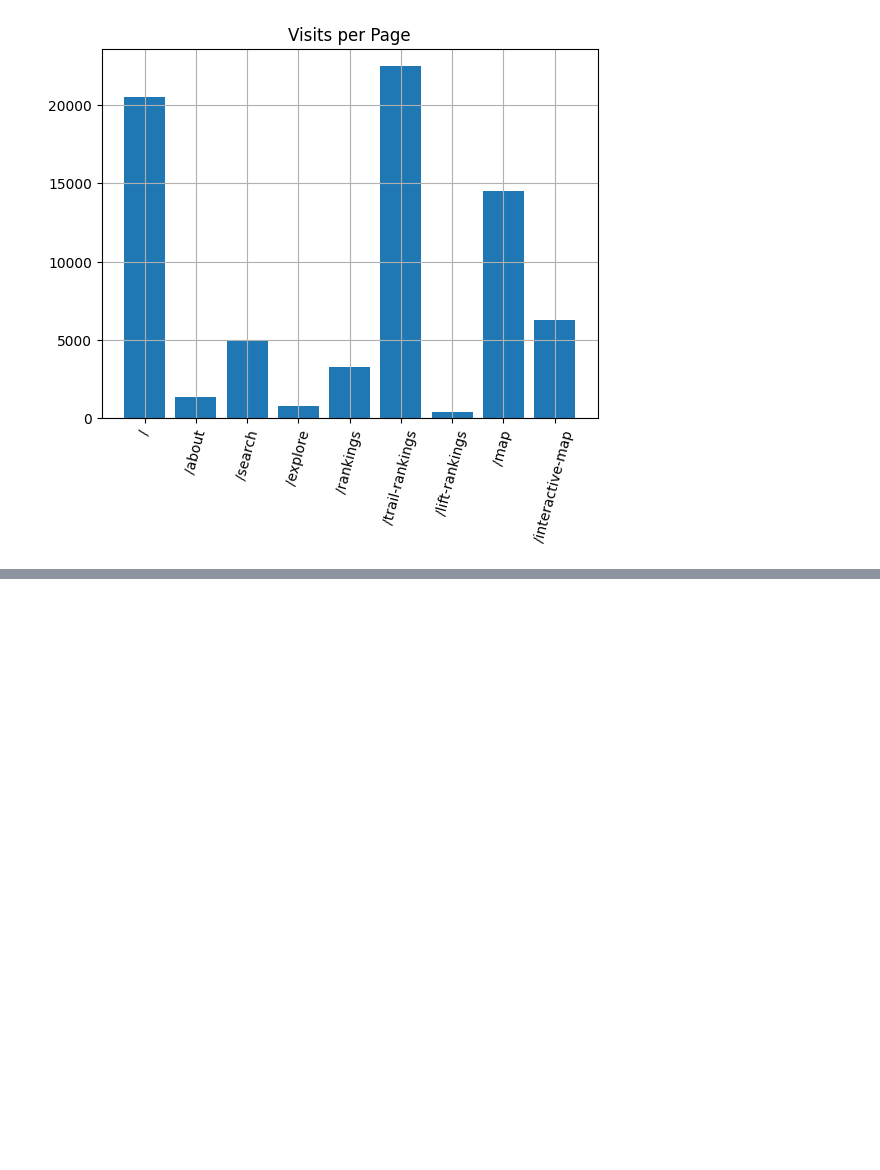
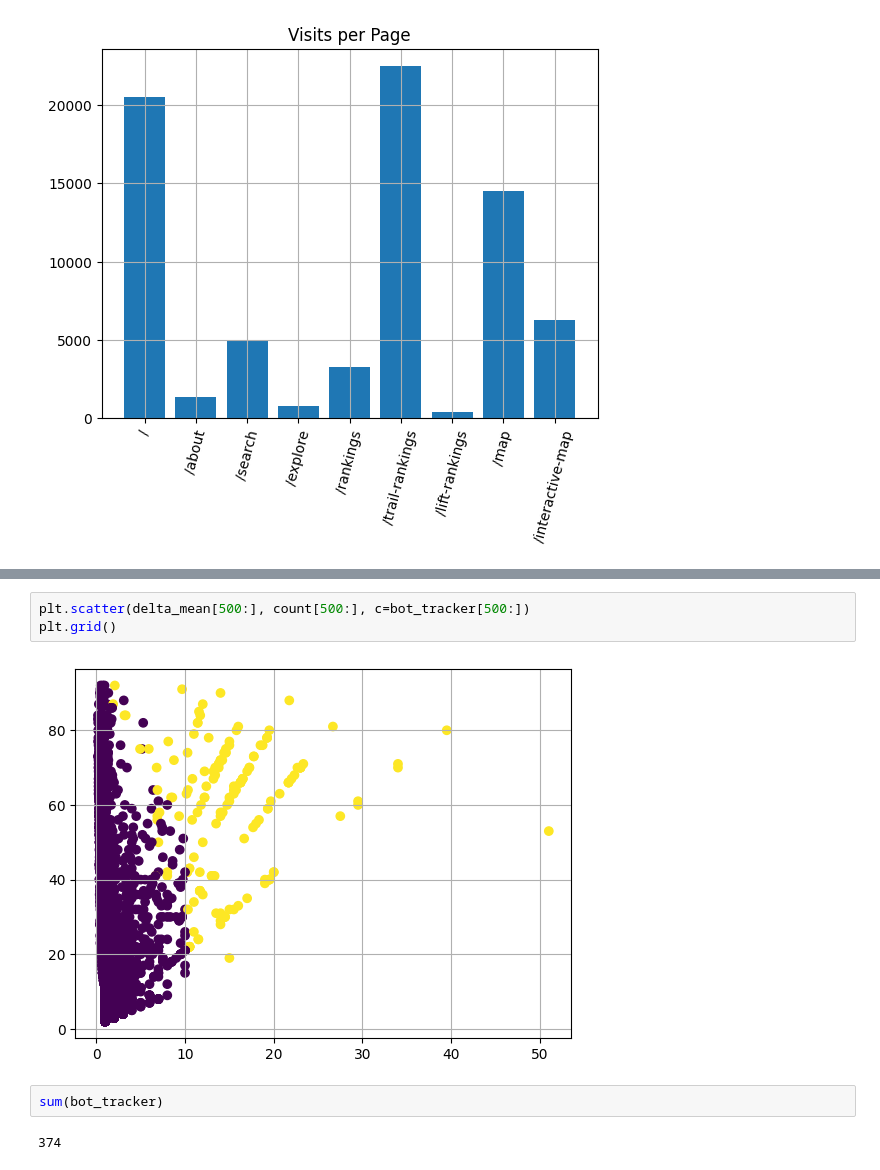
Before and after one commit to joshua-coppola/steep-seeker, a Jupyter notebook: log_stats.ipynb, the cells around one changed output, grey strips where cells are left out. Saved outputs shown, nothing was run; the diff lists cells and outputs as text; blank space fills up the shorter version.

```diff
--- a/log_stats.ipynb
+++ b/log_stats.ipynb
@@ -93,0 +150,9 @@ plt.grid()
+# %%
+plt.scatter(delta_mean[500:], count[500:], c=bot_tracker[500:])
+plt.grid()
+# %% [output]
+[figure, added]
+# %%
+sum(bot_tracker)
+# %% [output]
+374
```
Also changed, not shown: parts of 8 cells of this notebook, 7 other files.
